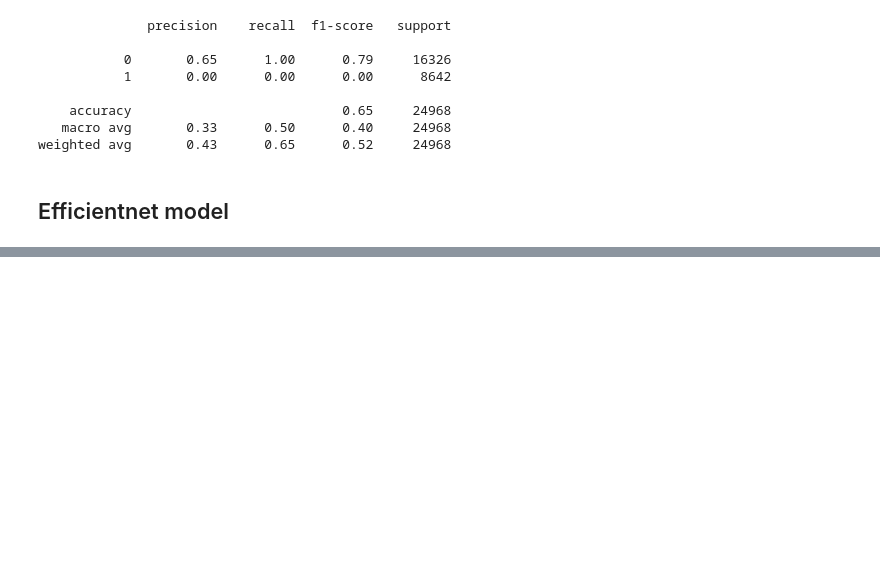
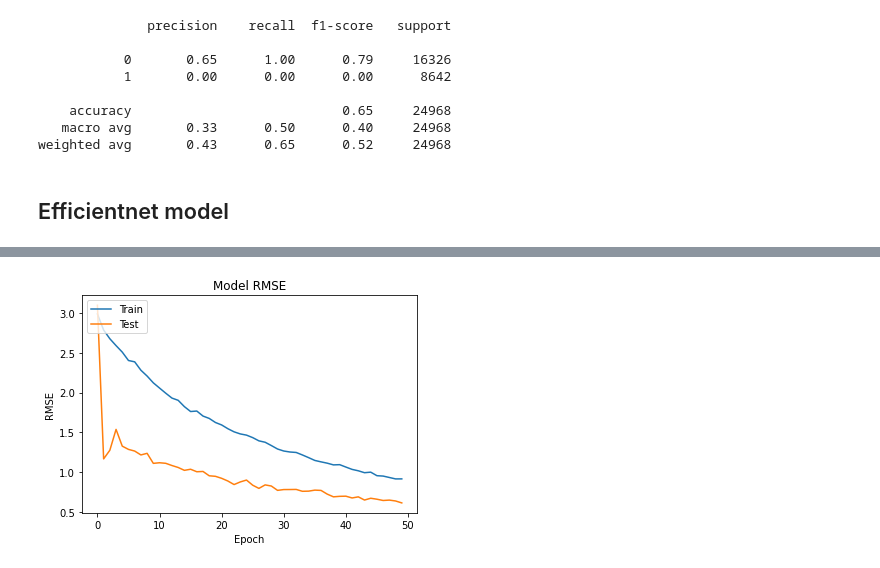
Before and after one commit to samoliver3/capstone-STRIP-AI, a Jupyter notebook: STRIP.ipynb, the cells around one changed output, grey strips where cells are left out. Saved outputs shown, nothing was run; the diff lists cells and outputs as text; code cells hidden in the pictures; blank space fills up the shorter version.

Commit message:
Created an EfficientNet Model. Best results so far.

```diff
--- a/STRIP.ipynb
+++ b/STRIP.ipynb
@@ -1566,23 +1531,17 @@ import tensorflow.keras as keras
 # %%
-efficient_net = EfficientNetB6(
+efficient_net = EfficientNetB0(
     weights='imagenet',
-    input_shape=(528,528,3),
+    input_shape=(224, 224, 3),
     include_top=False,
-    pooling='max'
+    pooling='max',
+    classes=2
 )
 
 model = models.Sequential()
 model.add(efficient_net)
-model.add(Dense(units = 264, activation='relu'))
-model.add(Dense(units = 264, activation = 'relu'))
+model.add(Dense(units=112, activation='relu'))
+model.add(Dropout(0.25))
+model.add(Dense(units=224, activation = 'relu'))
 model.add(Dropout(0.25))
 model.add(Dense(1))
-
-model.compile(
-    loss = tf.keras.losses.MeanSquaredError(),
-    metrics = [tf.keras.metrics.RootMeanSquaredError(name="rmse"), 'mae'],
-    optimizer = tf.keras.optimizers.Adam(1e-3)
-)
-
-model.summary()
 # %% [output]
@@ -1589,0 +1551,10 @@ AttributeError: ignored
+# %%
+import tensorflow as tf
+
+model.compile(
+    loss = tf.keras.losses.MeanSquaredError(),
+    metrics = [tf.keras.metrics.RootMeanSquaredError(name="rmse"), 'mae'],
+    optimizer = tf.keras.optimizers.Adam(1e-6)
+)
+
+model.summary()
@@ -1593,9 +1582,9 @@ start = datetime.datetime.now()
 
 history = model.fit(
     x=train_gen,
-    steps_per_epoch=train_gen.n//train_gen.batch_size//20,
+    steps_per_epoch=train_gen.n//train_gen.batch_size//25,
     validation_data=test_gen,
-    validation_steps=test_gen.n//test_gen.batch_size//20,
+    validation_steps=test_gen.n//test_gen.batch_size//25,
     callbacks=[es, mc],
     epochs=50
 )
@@ -1605,0 +1629,11 @@ print('Training took a total of {}'.format(elapsed))
+# %%
+# model accuracy plot
+plt.plot(history.history['rmse'])
+plt.plot(history.history['val_rmse'])
+plt.title('Model RMSE')
+plt.ylabel('RMSE')
+plt.xlabel('Epoch')
+plt.legend(['Train', 'Test'], loc='upper left')
+plt.show()
+# %% [output]
+[figure, added]
```
Also changed, not shown: parts of 26 cells of this notebook.
